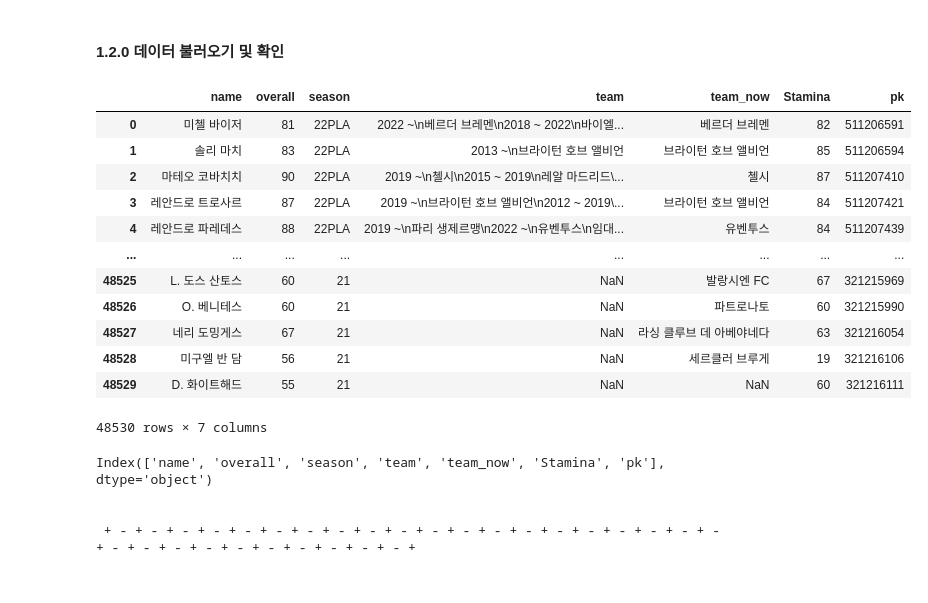
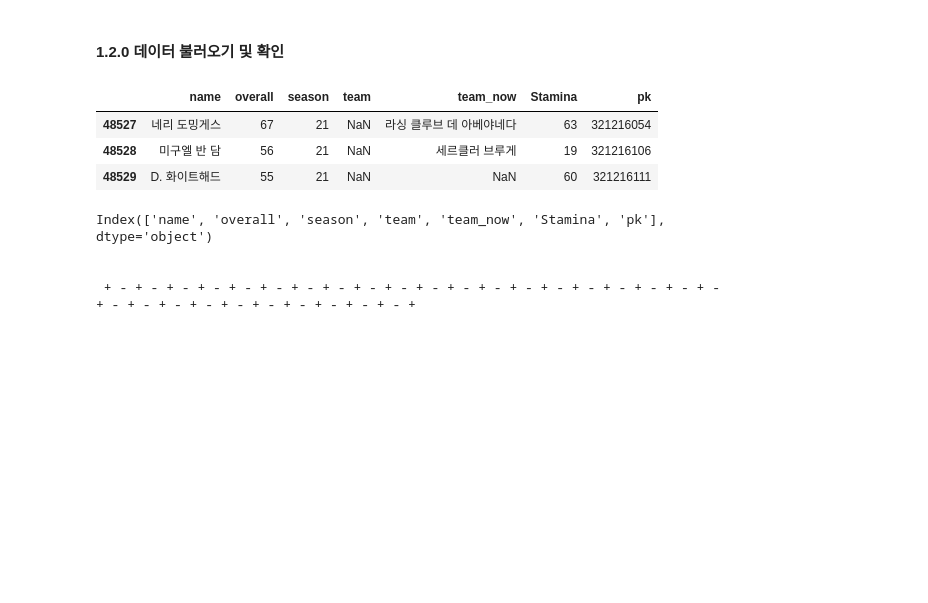
Before and after one commit to Kim-SeongSu/FIFA_Project_Personal, a Jupyter notebook: modeling/data_preprocess.ipynb, the cells around one changed output. Drawn from its saved outputs; the diff is of its cells as text; code cells hidden in the pictures; blank space fills up the shorter version.

```diff
--- a/modeling/data_preprocess.ipynb
+++ b/modeling/data_preprocess.ipynb
@@ -112,21 +105,12 @@ data_1.pomation.iloc[2]
 # %%
 # 데이터 불러오기
 data_2 = pd.read_csv('/Users/krc/Desktop/FIFA-Online-4/crawling/player_info_crawler/player_info/player_db.csv')
-data_2
+data_2.tail(3)
 # %% [output]
 |  | name | overall | season | team | team_now | Stamina | pk |
-| 0 | 미첼 바이저 | 81 | 22PLA | 2022 ~\n베르더 브레멘\n2018 ~ 2022\n바이엘... | 베르더 브레멘 | 82 | 511206591 |
-| 1 | 솔리 마치 | 83 | 22PLA | 2013 ~\n브라이턴 호브 앨비언 | 브라이턴 호브 앨비언 | 85 | 511206594 |
-| 2 | 마테오 코바치치 | 90 | 22PLA | 2019 ~\n첼시\n2015 ~ 2019\n레알 마드리드\... | 첼시 | 87 | 511207410 |
-| 3 | 레안드로 트로사르 | 87 | 22PLA | 2019 ~\n브라이턴 호브 앨비언\n2012 ~ 2019\... | 브라이턴 호브 앨비언 | 84 | 511207421 |
-| 4 | 레안드로 파레데스 | 88 | 22PLA | 2019 ~\n파리 생제르맹\n2022 ~\n유벤투스\n임대... | 유벤투스 | 84 | 511207439 |
-| ... | ... | ... | ... | ... | ... | ... | ... |
-| 48525 | L. 도스 산토스 | 60 | 21 | NaN | 발랑시엔 FC | 67 | 321215969 |
-| 48526 | O. 베니테스 | 60 | 21 | NaN | 파트로나토 | 60 | 321215990 |
 | 48527 | 네리 도밍게스 | 67 | 21 | NaN | 라싱 클루브 데 아베야네다 | 63 | 321216054 |
 | 48528 | 미구엘 반 담 | 56 | 21 | NaN | 세르클러 브루게 | 19 | 321216106 |
 | 48529 | D. 화이트해드 | 55 | 21 | NaN | NaN | 60 | 321216111 |
-48530 rows × 7 columns
 # %%
 # 컬럼 확인
 print(data_2.columns)
```
Also changed, not shown: parts of 23 cells of this notebook, 3 other files.
